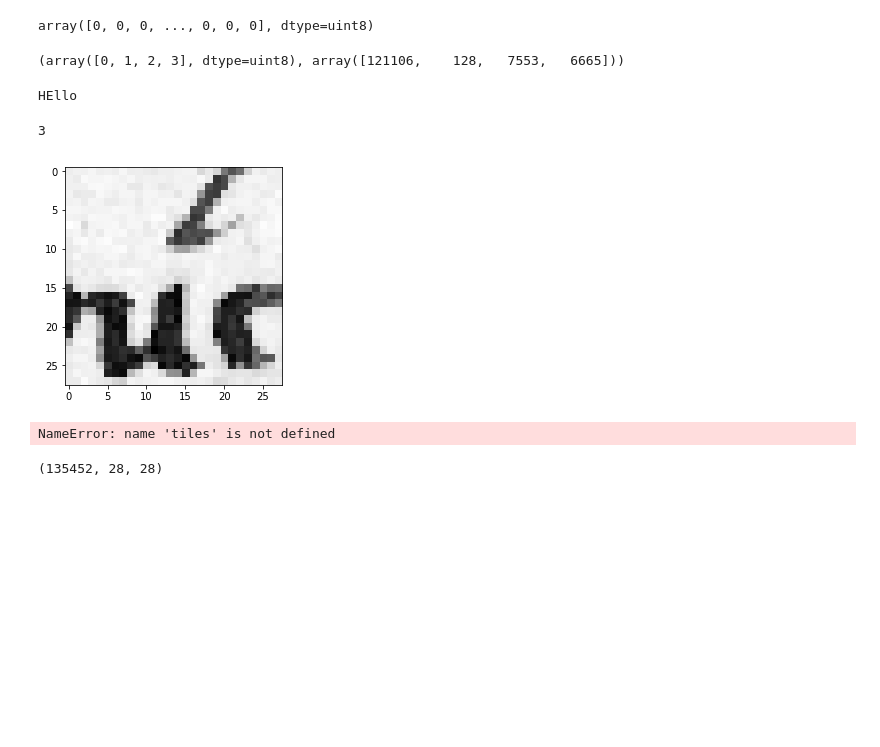
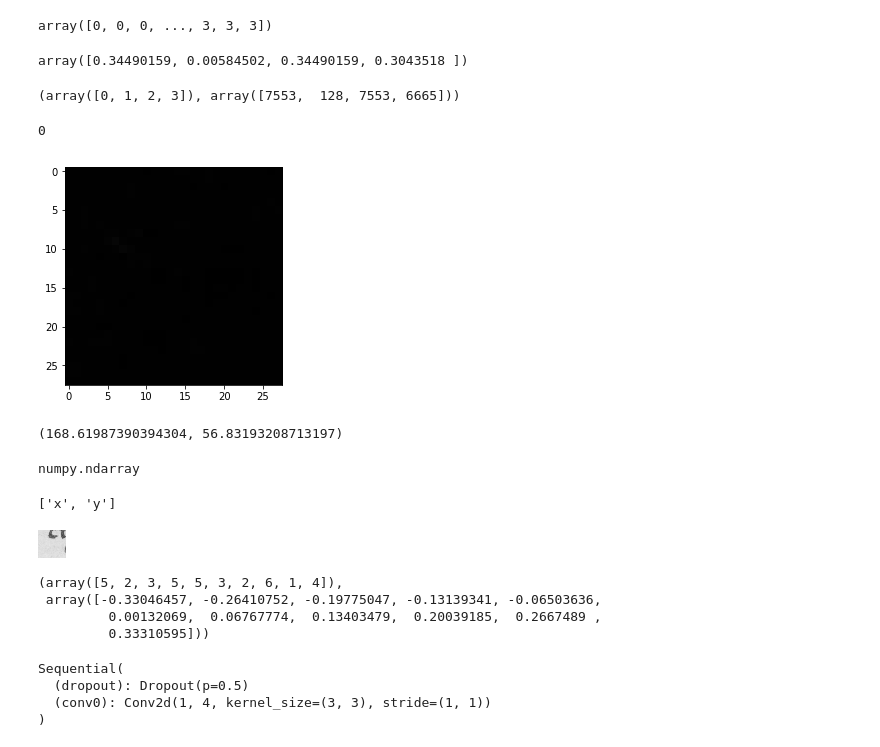
Before and after one commit to kaphka/imi-master-thesis, a Jupyter notebook: notebooks/experiments/ChenConvolutionalNeuralNetworks2017/test_pipeline.ipynb, the cells around one changed output. Saved outputs shown, nothing was run; the diff lists cells and outputs as text; code cells hidden in the pictures; blank space fills up the shorter version.

```diff
--- a/notebooks/experiments/ChenConvolutionalNeuralNetworks2017/test_pipeline.ipynb
+++ b/notebooks/experiments/ChenConvolutionalNeuralNetworks2017/test_pipeline.ipynb
@@ -19,30 +21,37 @@ from datasets.array import Tiles
 env = exd.Environment()
 # %%
 diva_dataset = diva.HisDBDataset(env.dataset('DIVA-HisDB'),gt=True)
-# %%
-dataset = diva.Processed(env.dataset('DIVA_Chen2017_processed'), load=['tiles', 'y'])
-dataset[1][1]
-# %% [output]
-array([0, 0, 0, ..., 0, 0, 0], dtype=uint8)
 # %%
-tile_data = Tiles(env.dataset('Chen2017_np_tiles'))
+tile_data = Tiles(env.dataset('Chen2017_np_tiles_balanced'))
+# %%
+tile_data.y
+# %% [output]
+array([0, 0, 0, ..., 3, 3, 3])
 # %%
- np.unique(tile_data.data['y'], return_counts=True)
+class_count = np.unique(tile_data.y, return_counts=True)[1]
+class_count / sum(class_count)
 # %% [output]
-(array([0, 1, 2, 3], dtype=uint8), array([121106,    128,   7553,   6665]))
+array([0.34490159, 0.00584502, 0.34490159, 0.3043518 ])
+# %%
+n_label_max = sorted(np.unique(tile_data.data['y'], return_counts=True)[1])[-2]
+idx = np.where(tile_data.y == 0)[0]
+np.random.shuffle(idx)
+idx = idx[:n_label_max]
+idx = np.append(idx,np.where(tile_data.y == 1)[0][:n_label_max])
+idx = np.append(idx,np.where(tile_data.y == 2)[0][:n_label_max])
+idx = np.append(idx,np.where(tile_data.y == 3)[0][:n_label_max])
+# tile_data.x[(idx[:10],)].shape
+
+tile_data.y[idx]
+np.unique(tile_data.y[idx], return_counts=True)
+# idx
+# n_label_max
+# %% [output]
+(array([0, 1, 2, 3]), array([7553,  128, 7553, 6665]))
 # %%
-i = 685
+i = 76008
 plt.imshow(tile_data[i][0],'gray')
-train['y'][i]
+tile_data[i][1]
 # %% [output]
-HEllo
+0
-3
-[figure, old version]
+[figure, new version]
-# %%
-np.average()
-# %% [output]
-NameError: name 'tiles' is not defined
-# %%
-tile_data.data['x'].shape
-# %% [output]
-(135452, 28, 28)
@@ -48,0 +61,17 @@ tile_data.data['x'].shape
+# %%
+mean, std
+# %% [output]
+(168.61987390394304, 56.83193208713197)
+# %%
+type(tile_data.data['x'][2])
+# %% [output]
+numpy.ndarray
+# %%
+
+tile_data.data.keys()
+# %% [output]
+['x', 'y']
+# %%
+tile_data[i][0]
+# %% [output]
+[figure, added]
@@ -48,0 +81,14 @@ tile_data.data['x'].shape
+# %%
+np.histogram(model.conv.conv0.weight.data)
+# %% [output]
+(array([5, 2, 3, 5, 5, 3, 2, 6, 1, 4]),
+ array([-0.33046457, -0.26410752, -0.19775047, -0.13139341, -0.06503636,
+         0.00132069,  0.06767774,  0.13403479,  0.20039185,  0.2667489 ,
+         0.33310595]))
+# %%
+model.conv
+# %% [output]
+Sequential(
+  (dropout): Dropout(p=0.5)
+  (conv0): Conv2d(1, 4, kernel_size=(3, 3), stride=(1, 1))
+)
```
Also changed, not shown: parts of 13 cells of this notebook, 2 other files.
